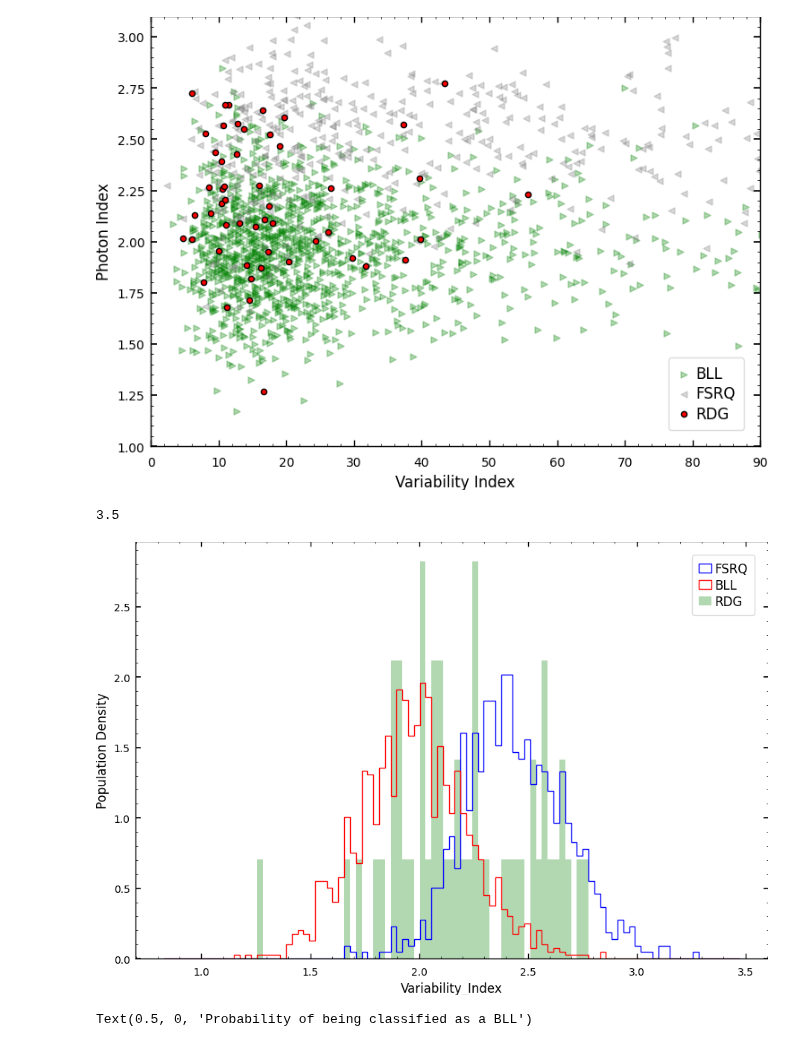
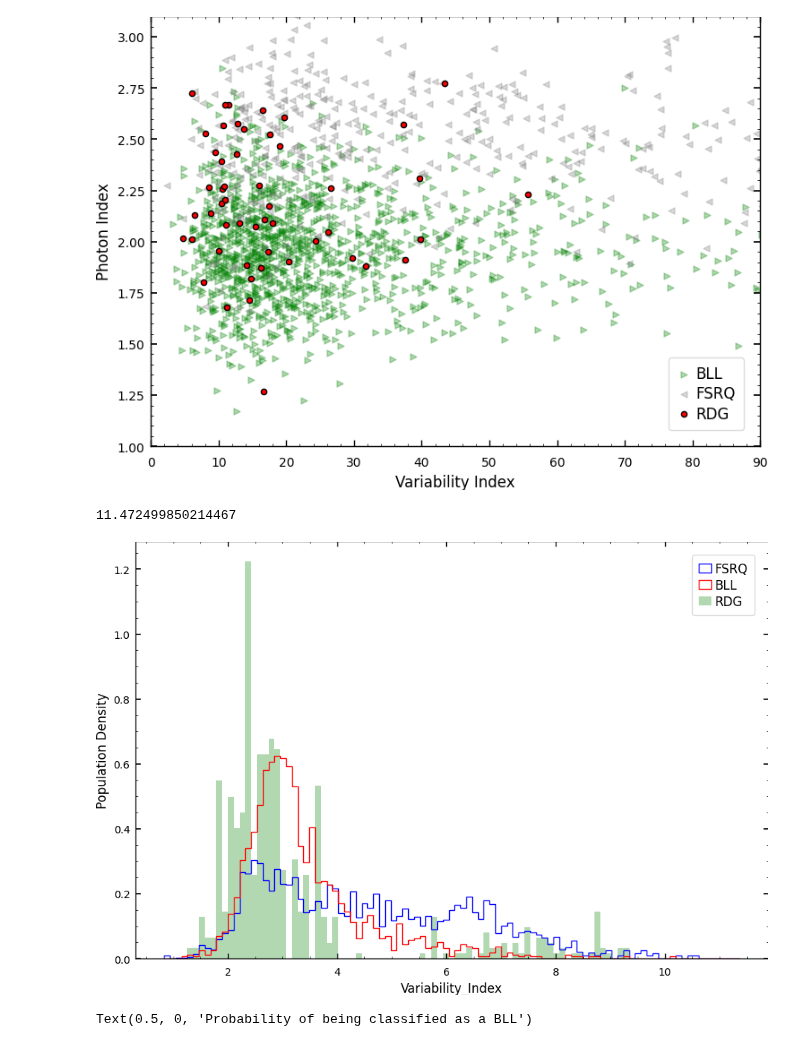
Before and after one commit to IoanPJ/Final_year_project_IMPJ, a Jupyter notebook: ML/separability_of_variables.ipynb, the cells around one changed output. Saved outputs shown, nothing was run; the diff lists cells and outputs as text; code cells hidden in the pictures.

```diff
--- a/ML/separability_of_variables.ipynb
+++ b/ML/separability_of_variables.ipynb
@@ -136,39 +136,39 @@ bll_feat = np.array([])
 for i in range(0,len(classes)):
     if classes[i] == 1:
         bll_feat = np.append(bll_feat,feat[i])
     elif classes[i] == 2:
         fsrq_feat = np.append(fsrq_feat,feat[i])
     elif classes[i] == 3:
         rdg_feat = np.append(rdg_feat,feat[i])
     elif classes[i] == 4:
         pass
     else:
         print('Error')
 
 
 feat[feat==-np.inf] = np.nan
 feat = feat[~np.isnan(feat)]
 n = np.min(feat)
 N = np.max(feat)
 
 n=n
-N=3.5
+N=N
 step = abs((N-n)/100)
 print(N)
 
 fig, ax = plt.subplots(figsize = (10,7))
 #ax2 = ax.twinx()
-ax.hist(fsrq,histtype='step',bins = np.arange(n,N,step),color='blue',density=True,label = 'FSRQ')
-ax.hist(bll,histtype='step',bins = np.arange(n,N,step),color='red',density=True,label='BLL')
-ax.hist(rdg,histtype='stepfilled',bins = np.arange(n,N,step),color='green',density=True,alpha=0.3,label='RDG')
+ax.hist(fsrq_feat,histtype='step',bins = np.arange(n,N,step),color='blue',density=True,label = 'FSRQ')
+ax.hist(bll_feat,histtype='step',bins = np.arange(n,N,step),color='red',density=True,label='BLL')
+ax.hist(rdg_feat,histtype='stepfilled',bins = np.arange(n,N,step),color='green',density=True,alpha=0.3,label='RDG')
 ax.legend(fontsize=12)
 #ax.set_xbound(1.35,3.05)
 ax.set_xlabel(feature,fontsize=12)
 ax.set_ylabel('Population Density',fontsize=12)
 plt.savefig('..\\Plots\\Distribution Histograms\\'+feature+'.png')
 # %% [output]
-3.5
+11.472499850214467
-[figure, old version]
+[figure, new version]
 # %%
 y_probs = np.array(rdgdata['y_probs_bll'])
 classes = np.array(rdgdata['CLASS1'])
```
Also changed, not shown: 4 other files.
